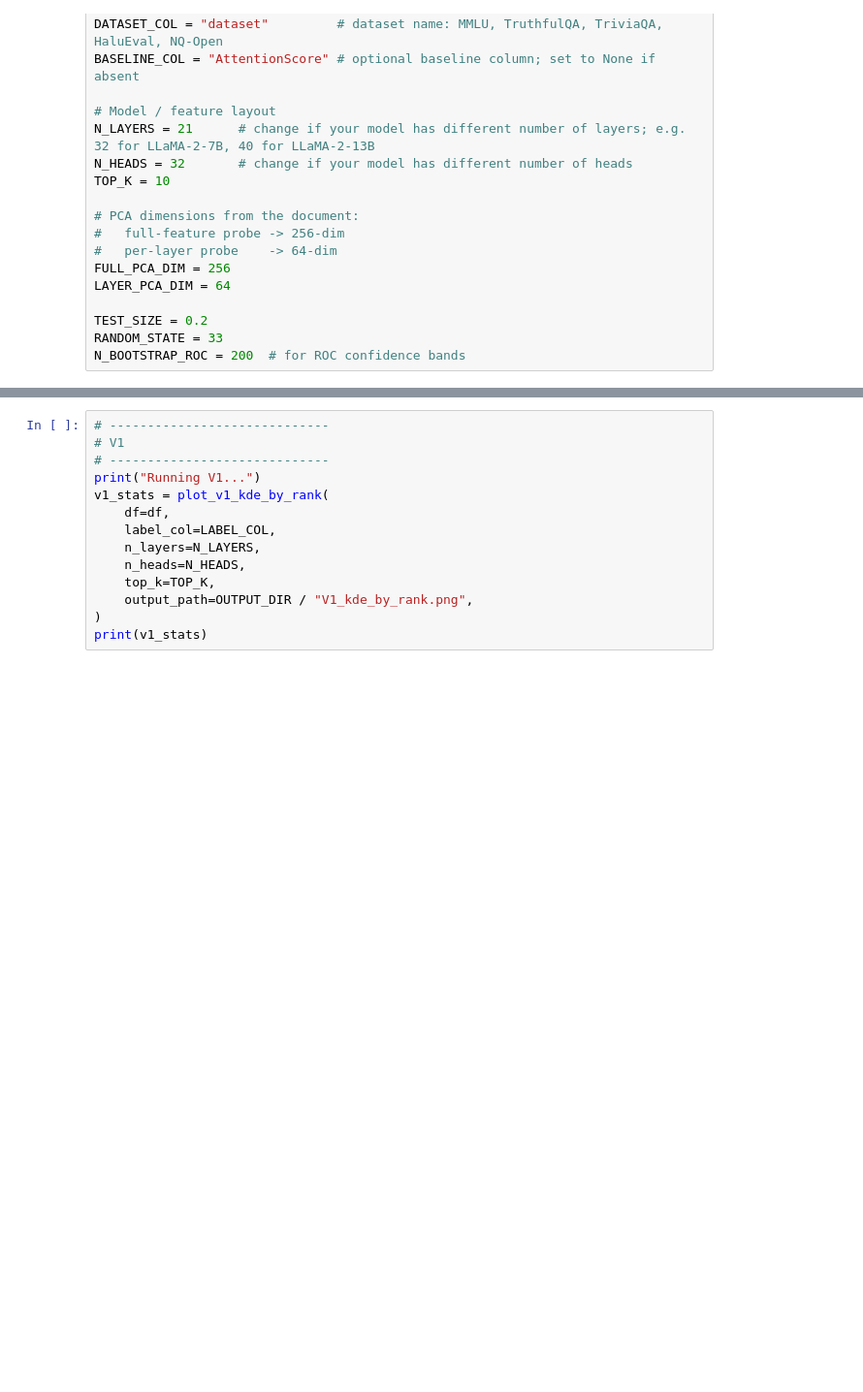
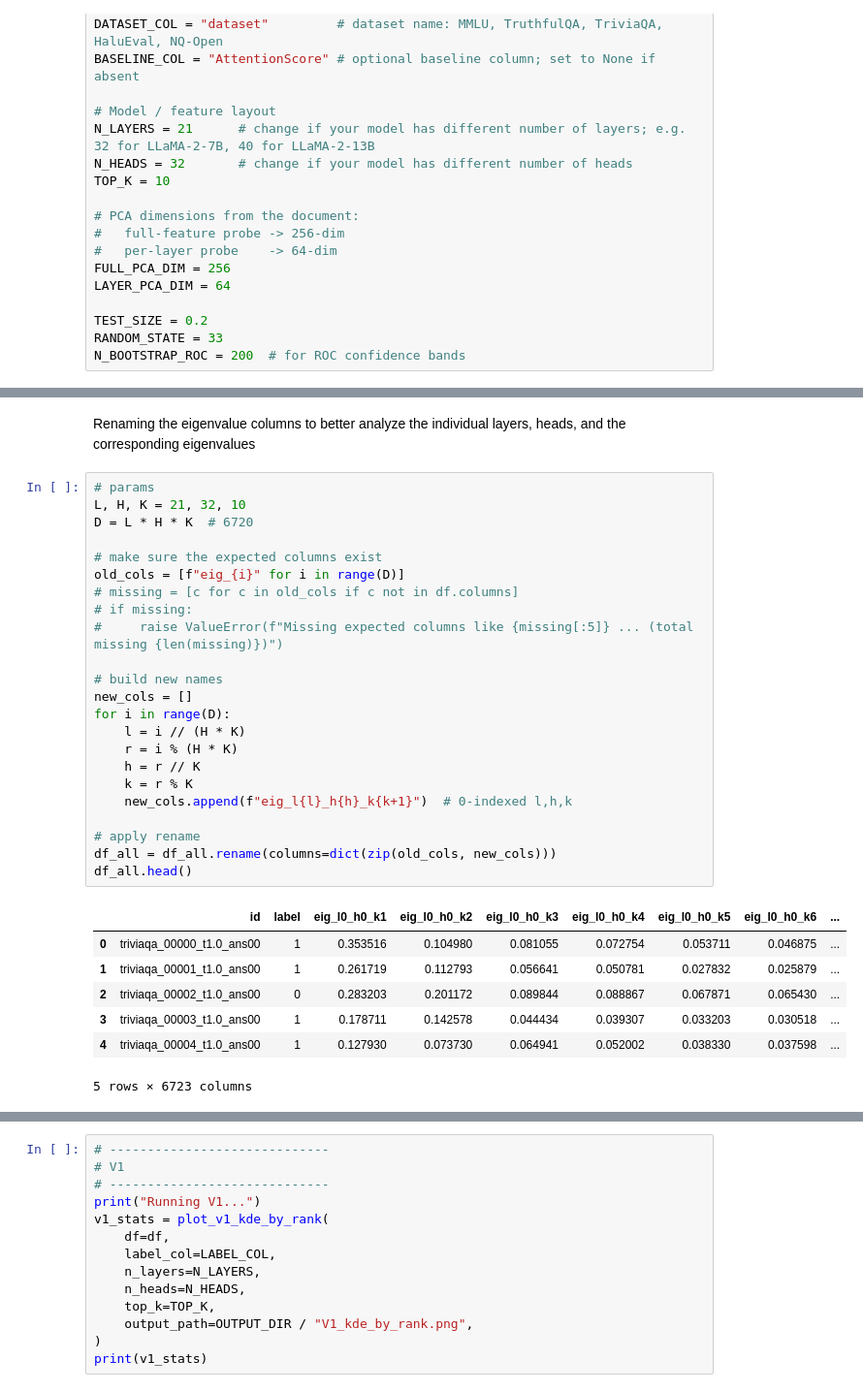
Before and after one commit to Erdos-Projects/spring-2026-LLM-hallucinations, a Jupyter notebook: spectral-llm-hal/notebooks/04_visualization.ipynb, the cells around one changed output, grey strips where cells are left out. Shown at 97% size. Cells and saved outputs as stored; diff of their text form; blank space fills up the shorter version.

```diff
--- a/spectral-llm-hal/notebooks/visualization.ipynb
+++ b/spectral-llm-hal/notebooks/04_visualization.ipynb
@@ -99,2 +179,35 @@ N_BOOTSTRAP_ROC = 200  # for ROC confidence bands
+# %% [markdown]
+Renaming the eigenvalue columns to better analyze the individual layers, heads, and the corresponding eigenvalues
+# %%
+# params
+L, H, K = 21, 32, 10
+D = L * H * K  # 6720
+
+# make sure the expected columns exist
+old_cols = [f"eig_{i}" for i in range(D)]
+# missing = [c for c in old_cols if c not in df.columns]
+# if missing:
+#     raise ValueError(f"Missing expected columns like {missing[:5]} ... (total missing {len(missing)})")
+
+# build new names
+new_cols = []
+for i in range(D):
+    l = i // (H * K)
+    r = i % (H * K)
+    h = r // K
+    k = r % K
+    new_cols.append(f"eig_l{l}_h{h}_k{k+1}")  # 0-indexed l,h,k
+
+# apply rename
+df_all = df_all.rename(columns=dict(zip(old_cols, new_cols)))
+df_all.head()
+# %% [output]
+|  | id | label | eig_l0_h0_k1 | eig_l0_h0_k2 | eig_l0_h0_k3 | eig_l0_h0_k4 | eig_l0_h0_k5 | eig_l0_h0_k6 | ... |
+| 0 | triviaqa_00000_t1.0_ans00 | 1 | 0.353516 | 0.104980 | 0.081055 | 0.072754 | 0.053711 | 0.046875 | ... |
+| 1 | triviaqa_00001_t1.0_ans00 | 1 | 0.261719 | 0.112793 | 0.056641 | 0.050781 | 0.027832 | 0.025879 | ... |
+| 2 | triviaqa_00002_t1.0_ans00 | 0 | 0.283203 | 0.201172 | 0.089844 | 0.088867 | 0.067871 | 0.065430 | ... |
+| 3 | triviaqa_00003_t1.0_ans00 | 1 | 0.178711 | 0.142578 | 0.044434 | 0.039307 | 0.033203 | 0.030518 | ... |
+| 4 | triviaqa_00004_t1.0_ans00 | 1 | 0.127930 | 0.073730 | 0.064941 | 0.052002 | 0.038330 | 0.037598 | ... |
+5 rows × 6723 columns
 # %%
 print("Loading dataframe...")
```
Also changed, not shown: parts of 4 cells of this notebook, 21 other files.
